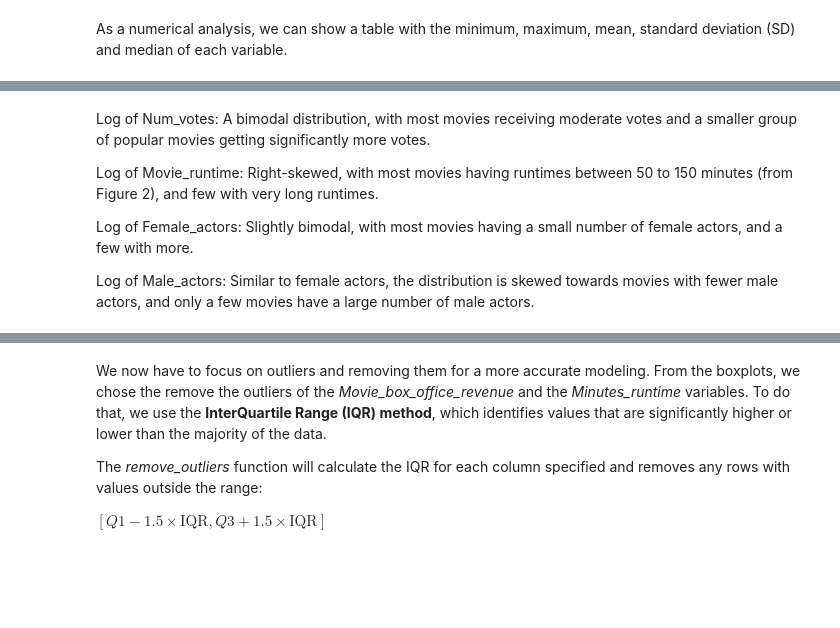
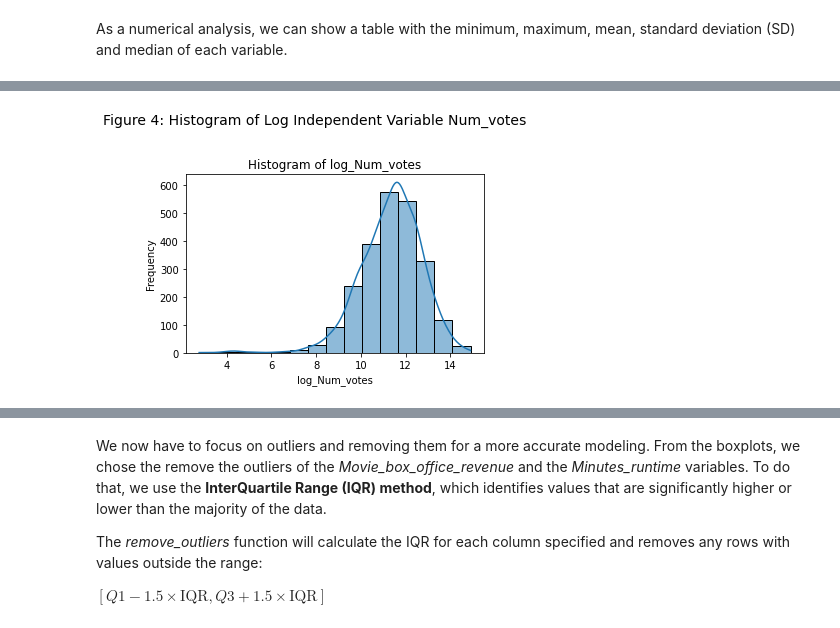
Before and after one commit to epfl-ada/ada-2024-project-kungfupandas24, a Jupyter notebook: results.ipynb, the cells around one changed output, grey strips where cells are left out. Drawn from its saved outputs; the diff is of its cells as text; code cells hidden in the pictures; blank space fills up the shorter version.

```diff
--- a/results.ipynb
+++ b/results.ipynb
@@ -458,13 +630,12 @@ For the rest of the variables, we need to apply log transformation since they ar
 # %%
 # Apply log transformation to skewed independent variables
-eda.dataframe = evaluation_utils.log_transform(eda.dataframe, ["Num_votes", "Movie_runtime", "Female_actors", "Male_actors"])
+eda.dataframe = evaluation_utils.log_transform(eda.dataframe, ["Num_votes"])
 
-eda.plot_log_transformed_independent_histograms()
+eda.plot_histograms(
+    variables=["log_Num_votes"],
+    title="Figure 4: Histogram of Log Independent Variable Num_votes",
+    bins=15,
+    layout=(1, 1)
+)
+# %% [output]
+[figure, added]
-# %% [markdown]
-Log of Num_votes: A bimodal distribution, with most movies receiving moderate votes and a smaller group of popular movies getting significantly more votes.
-
-Log of Movie_runtime: Right-skewed, with most movies having runtimes between 50 to 150 minutes (from Figure 2), and few with very long runtimes.
-
-Log of Female_actors: Slightly bimodal, with most movies having a small number of female actors, and a few with more.
-
-Log of Male_actors: Similar to female actors, the distribution is skewed towards movies with fewer male actors, and only a few movies have a large number of male actors.
```
Also changed, not shown: parts of 66 cells of this notebook, 3 other files.
